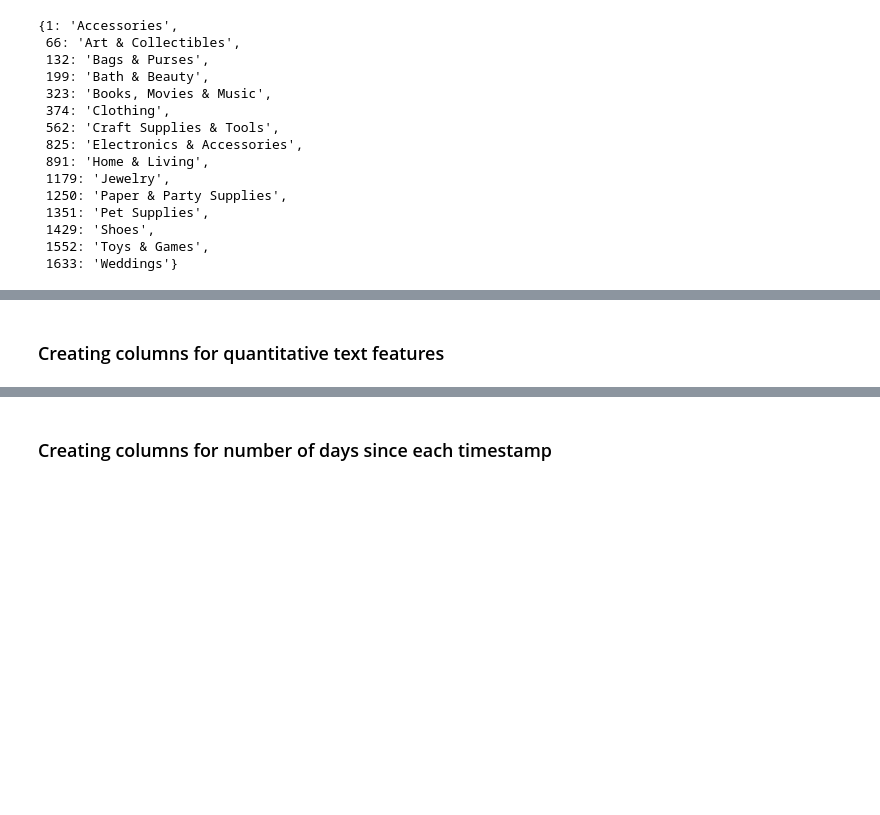
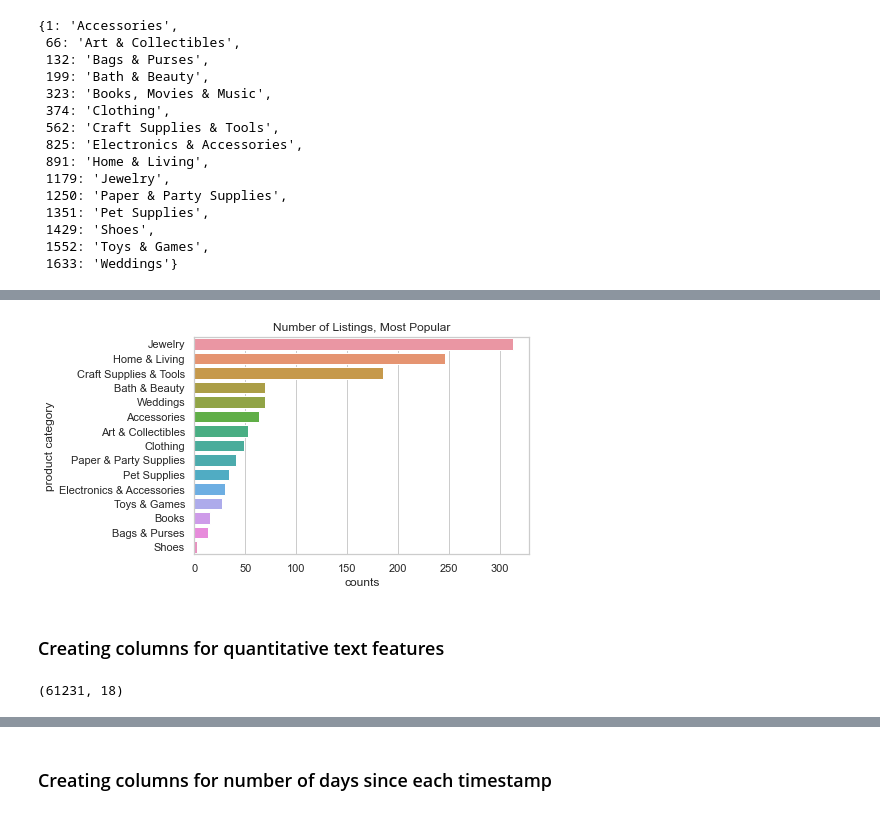
Before and after one commit to kellybean19/Etsy-Listings-Over-Time, a Jupyter notebook: etsy EDA.ipynb, the cells around one changed output, grey strips where cells are left out. Cells and saved outputs as stored; diff of their text form; code cells hidden in the pictures; blank space fills up the shorter version.

```diff
--- a/etsy EDA.ipynb
+++ b/etsy EDA.ipynb
@@ -281,3 +213,20 @@ plt.show()
+# %%
+# edit code for regular, popular, and most popular
+
+# get counts of each one, convert to dataframe
+counts2 = pd.DataFrame(bigoutlier_faves['product_category'].value_counts())
+counts2.reset_index()
+counts2.columns = ['counts']
+counts2.index.name = 'product category'
+counts2
+
+sns.set_theme(style="whitegrid")
+ax = sns.barplot(x=counts2.counts, y=counts2.index, data=counts2)
+ax.set_title("Number of Listings, Most Popular")
+#plt.show()
+plt.savefig('product categories mostpop', bbox_inches='tight')
+# %% [output]
+[figure, added]
 # %% [markdown]
 ### Creating columns for quantitative text features ###
 # %%
@@ -285,3 +234,6 @@ plt.show()
 listings['title_count'] = listings['title'].str.split().str.len()
 listings['desc_count'] = listings['description'].str.split().str.len()
 listings['tag_count'] = listings['tags'].str.strip('[]').str.replace("'", "").str.split(',').str.len()
+listings.shape
+# %% [output]
+(61231, 18)
```
Also changed, not shown: parts of 125 cells of this notebook.
